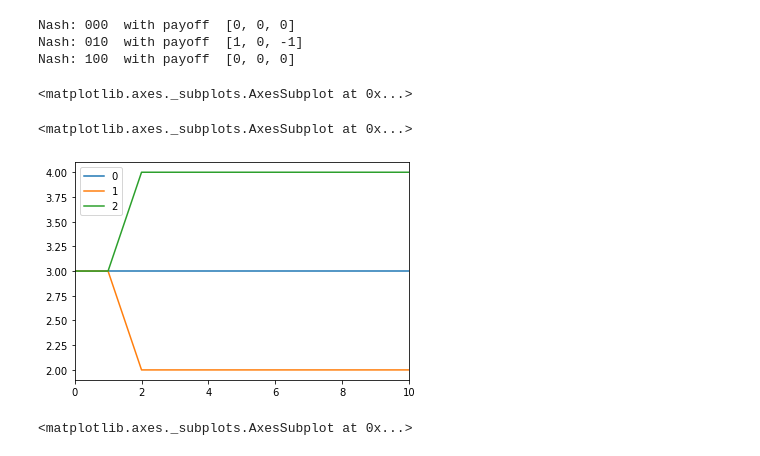
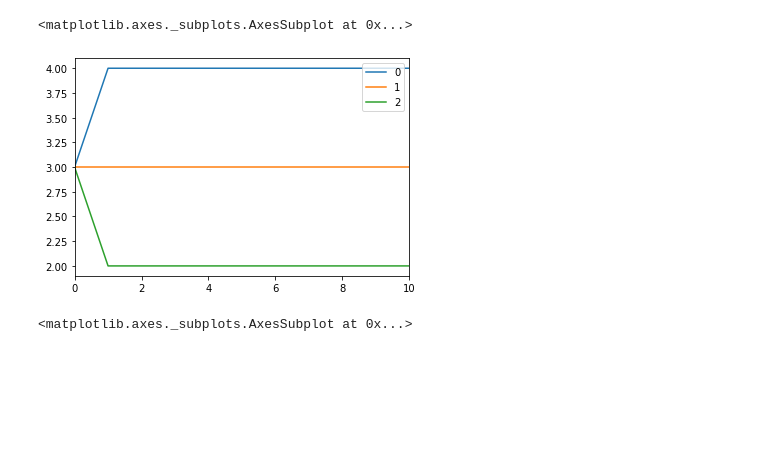
Before and after one commit to positivedefinite/corpgame, a Jupyter notebook: analysis.ipynb, the cells around one changed output. Drawn from its saved outputs; the diff is of its cells as text; code cells hidden in the pictures; blank space fills up the shorter version.

```diff
--- a/analysis.ipynb
+++ b/analysis.ipynb
@@ -1,26 +20,13 @@
 # %%
-from corpgame import Game, simulate
-# create a simple mobility game
-game = Game()
-# show nash equilibria for starting conditions
-game(state=[[3, 0], [1, 2], [2, 1]])
+from corpgame import simulate
 # simulate 10 rounds with a given strategy
-population_evolution = simulate(strategy=[1,0,0], start_population=[[3, 0], [1, 2], [2, 1]])
+population_evolution = simulate(strategy=[0,1,0], start_population=[[3, 0], [1, 2], [2, 1]])
 # plot
 import pandas as pd
 pd.DataFrame(population_evolution).plot.line()
 # %% [output]
-Nash: 000  with payoff  [0, 0, 0]
-Nash: 010  with payoff  [1, 0, -1]
-Nash: 100  with payoff  [0, 0, 0]
+<matplotlib.axes._subplots.AxesSubplot at 0x...>
-<matplotlib.axes._subplots.AxesSubplot at 0x...>
+[figure, added]
-# %%
-from corpgame import Game, simulate
-import pandas as pd
-pd.DataFrame(population_evolution).plot.line()
-# %% [output]
-<matplotlib.axes._subplots.AxesSubplot at 0x...>
-[figure, removed]
 # %%
 population = simulate(strategy=[0,1,0,1,0])
 pd.DataFrame(population).plot.line()
```
Also changed, not shown: parts of 3 cells of this notebook, 1 other file.
